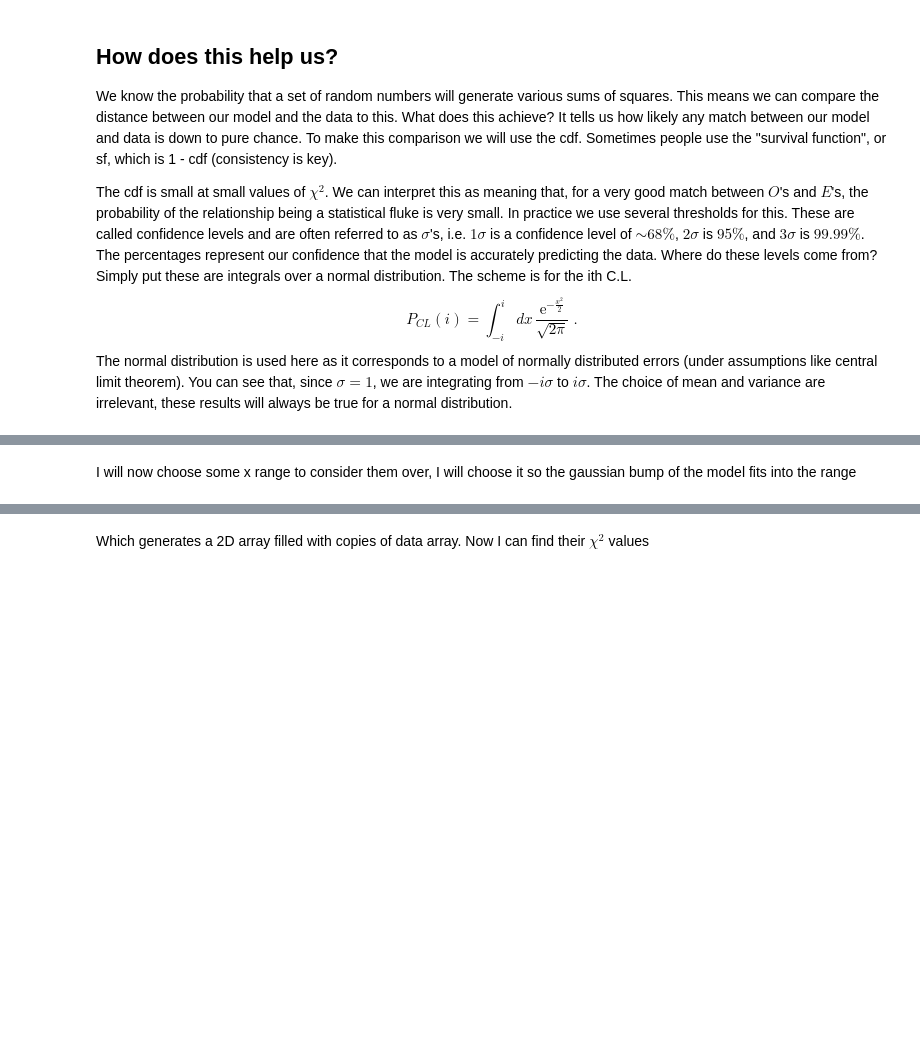
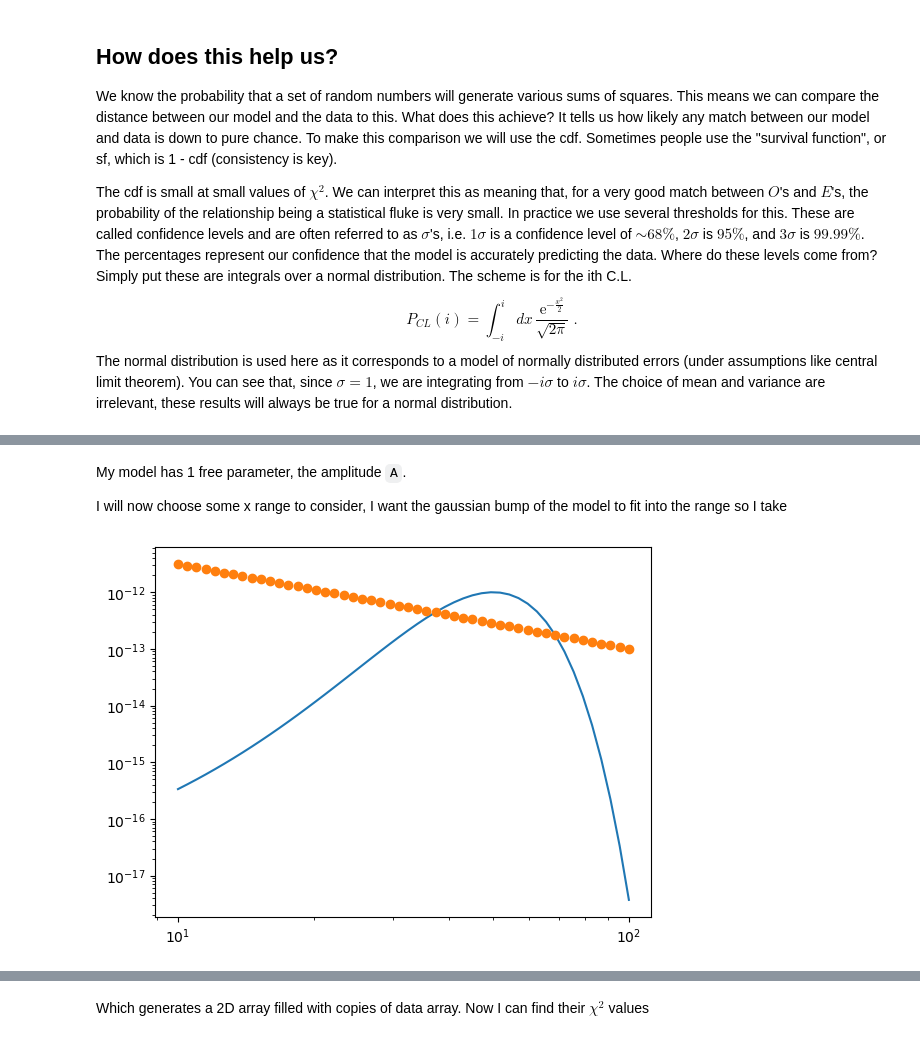
Before and after one commit to Hyperthetical/student_guides, a Jupyter notebook: guide_to_chi_squared.ipynb, the cells around one changed output, grey strips where cells are left out. Drawn from its saved outputs; the diff is of its cells as text; code cells hidden in the pictures; blank space fills up the shorter version.

```diff
--- a/guide_to_chi_squared.ipynb
+++ b/guide_to_chi_squared.ipynb
@@ -68,8 +91,16 @@ def dataResult(x,y0,alpha):
     #fake data that's just a power-law
     return y0*x**alpha
 # %% [markdown]
-I will now choose some x range to consider them over, I will choose it so the gaussian bump of the model fits into the range
+My model has 1 free parameter, the amplitude `A`.
+
+I will now choose some x range to consider, I want the gaussian bump of the model to fit into the range so I take
 # %%
-x = np.logspace(1,2,num=20)
-model = modelResult(x)
+x = np.logspace(1,2,num=50)
+model = modelResult(x,1.0)
 data = dataResult(x,1e-10,-1.5)
+plt.plot(x,model)
+plt.yscale("log");plt.xscale("log")
+plt.plot(x,data,linestyle="none",marker="o")
+plt.show()
+# %% [output]
+[figure, added]
```
Also changed, not shown: parts of 26 cells of this notebook.
